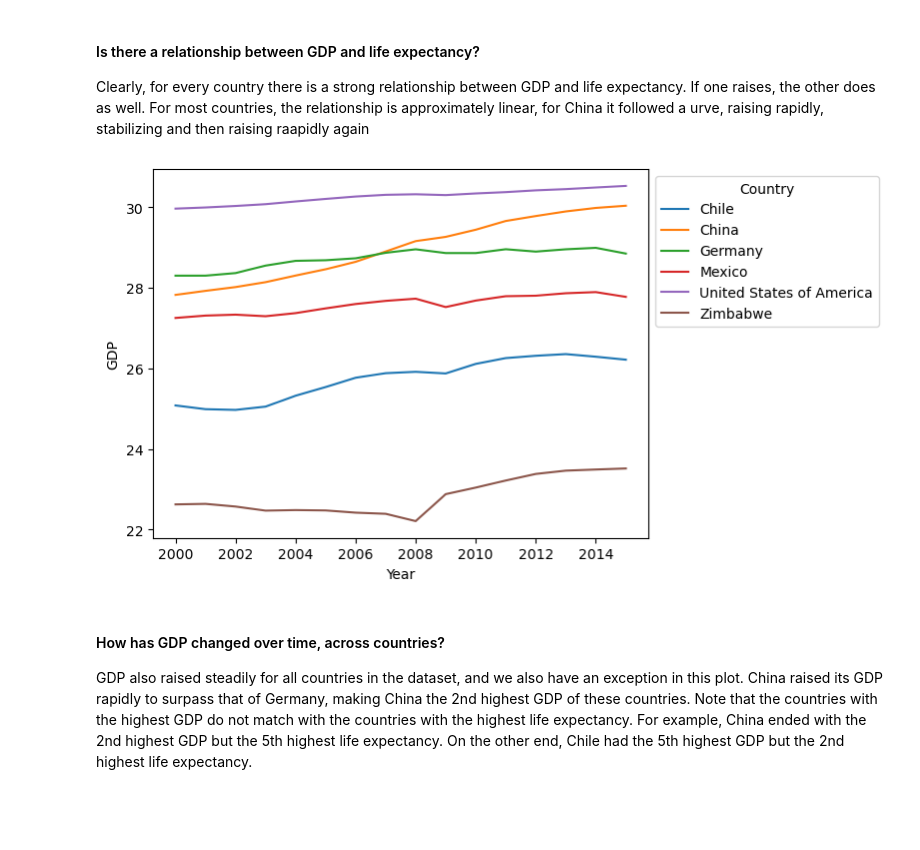
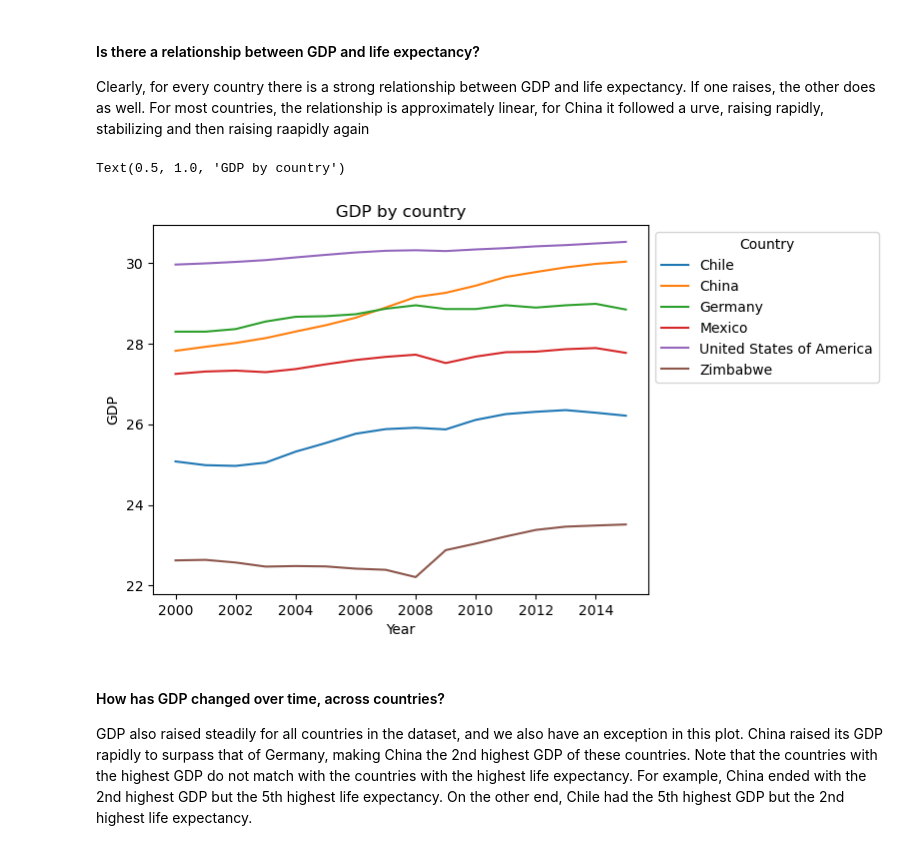
Before and after one commit to mxPorf/machine-learning-specialist-portfolio, a Jupyter notebook: Life-Expectancy-and-GDP/life_expectancy_gdp.ipynb, the cells around one changed output. Drawn from its saved outputs; the diff is of its cells as text; code cells hidden in the pictures; blank space fills up the shorter version.

```diff
--- a/Life-Expectancy-and-GDP/life_expectancy_gdp.ipynb
+++ b/Life-Expectancy-and-GDP/life_expectancy_gdp.ipynb
@@ -179,9 +193,12 @@ Clearly, for every country there is a strong relationship between GDP and life e
 # %%
 ax = sns.lineplot(x=lexp['Year'], y='log_GDP', data=lexp, hue='Country')
 plt.ylabel('GDP')
 sns.move_legend(ax, "upper left", bbox_to_anchor=(1, 1))
+plt.title('GDP by country')
+# plt.savefig('change_in_gdp.png')
 # %% [output]
+Text(0.5, 1.0, 'GDP by country')
-[figure, old version]
+[figure, new version]
 # %% [markdown]
 #### How has GDP changed over time, across countries?
 GDP also raised steadily for all countries in the dataset, and we also have an exception in this plot. China raised its GDP rapidly to surpass that of Germany, making China the 2nd highest GDP of these countries.
```
Also changed, not shown: parts of 4 cells of this notebook.
